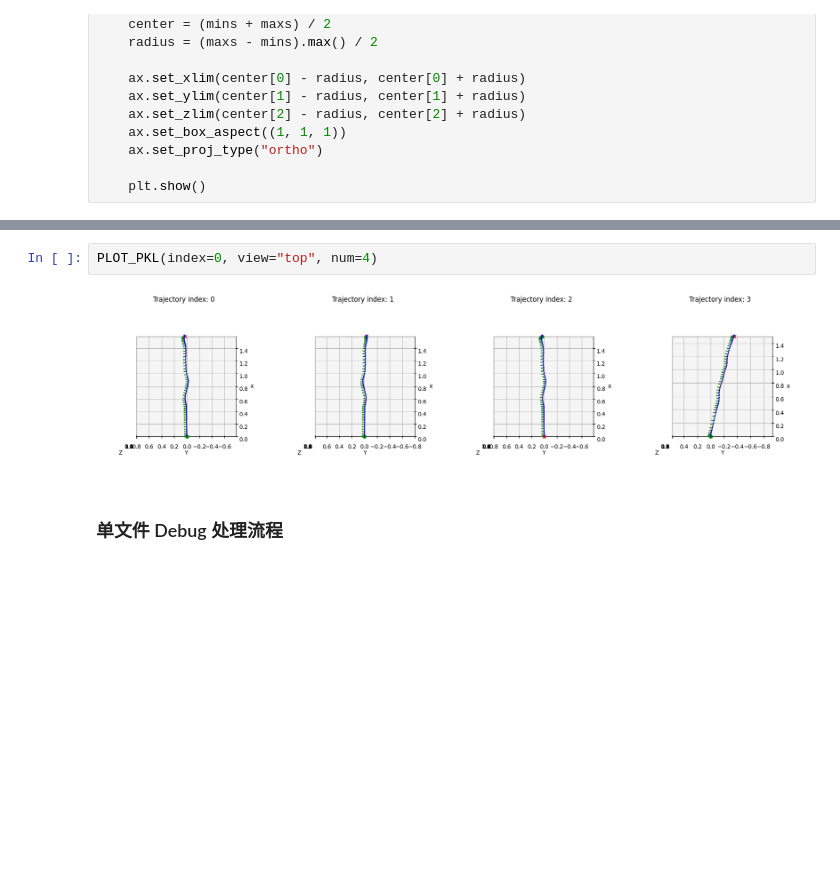
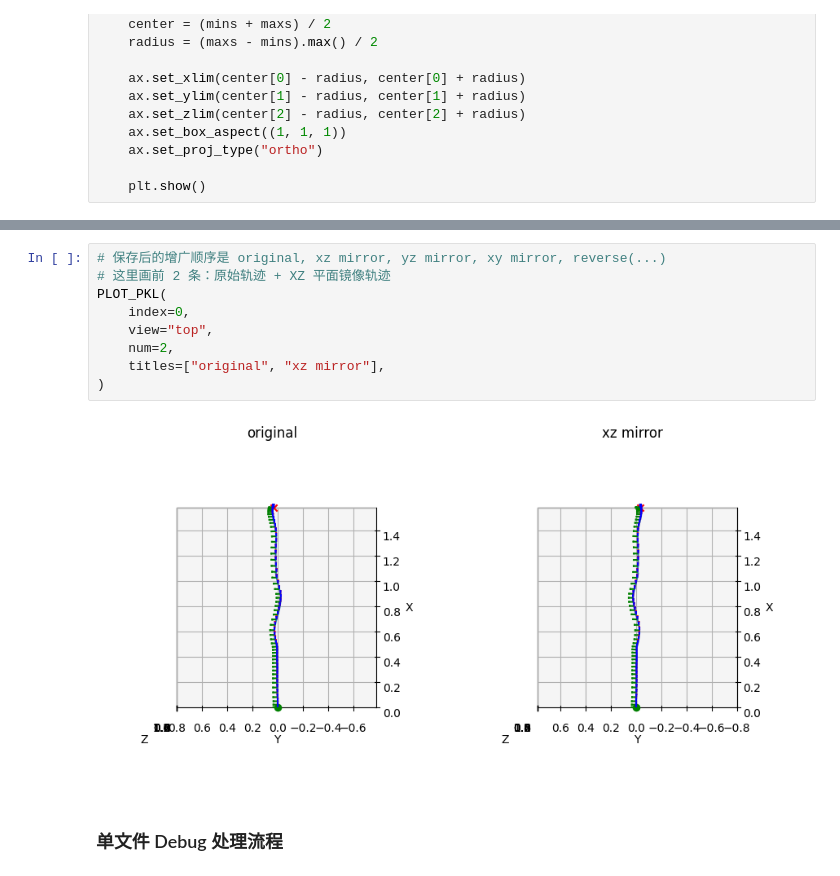
Before and after one commit to MATH-286-Pro/umi-on-legs, a Jupyter notebook: vis.ipynb, the cells around one changed output, grey strips where cells are left out. Saved outputs shown, nothing was run; the diff lists cells and outputs as text; blank space fills up the shorter version.

```diff
--- a/vis.ipynb
+++ b/vis.ipynb
@@ -719,9 +695,16 @@ def PLOT_PKL(
     plt.tight_layout()
     plt.show()
 # %%
-PLOT_PKL(index=0, view="top", num=4)
+# 保存后的增广顺序是 original, xz mirror, yz mirror, xy mirror, reverse(...)
+# 这里画前 2 条：原始轨迹 + XZ 平面镜像轨迹
+PLOT_PKL(
+    index=0,
+    view="top",
+    num=2,
+    titles=["original", "xz mirror"],
+)
 # %% [output]
-[figure, old version]
+[figure, new version]
 # %% [markdown]
 ### 单文件 Debug 处理流程
 # %%
```
Also changed, not shown: parts of 8 cells of this notebook, 4 other files.
